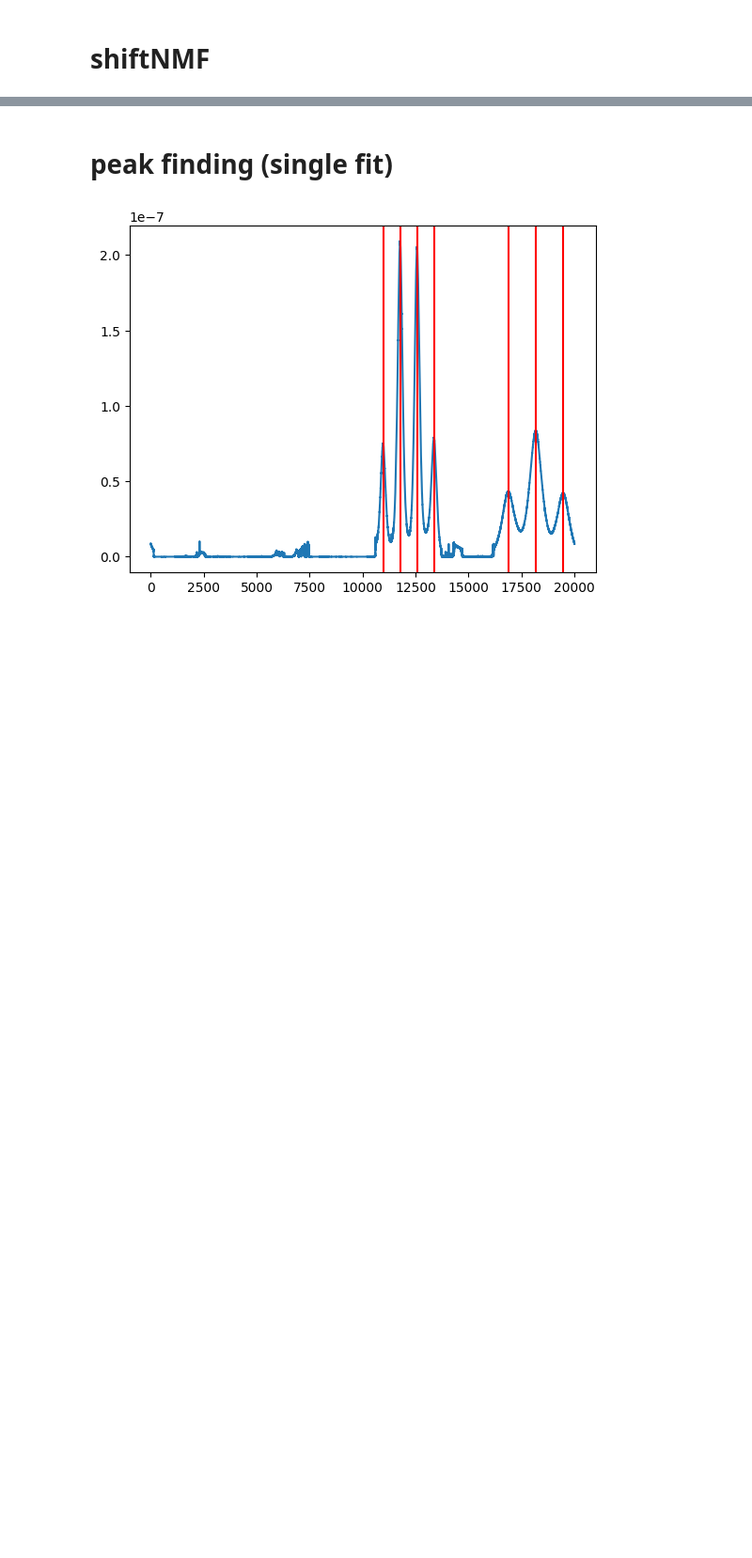
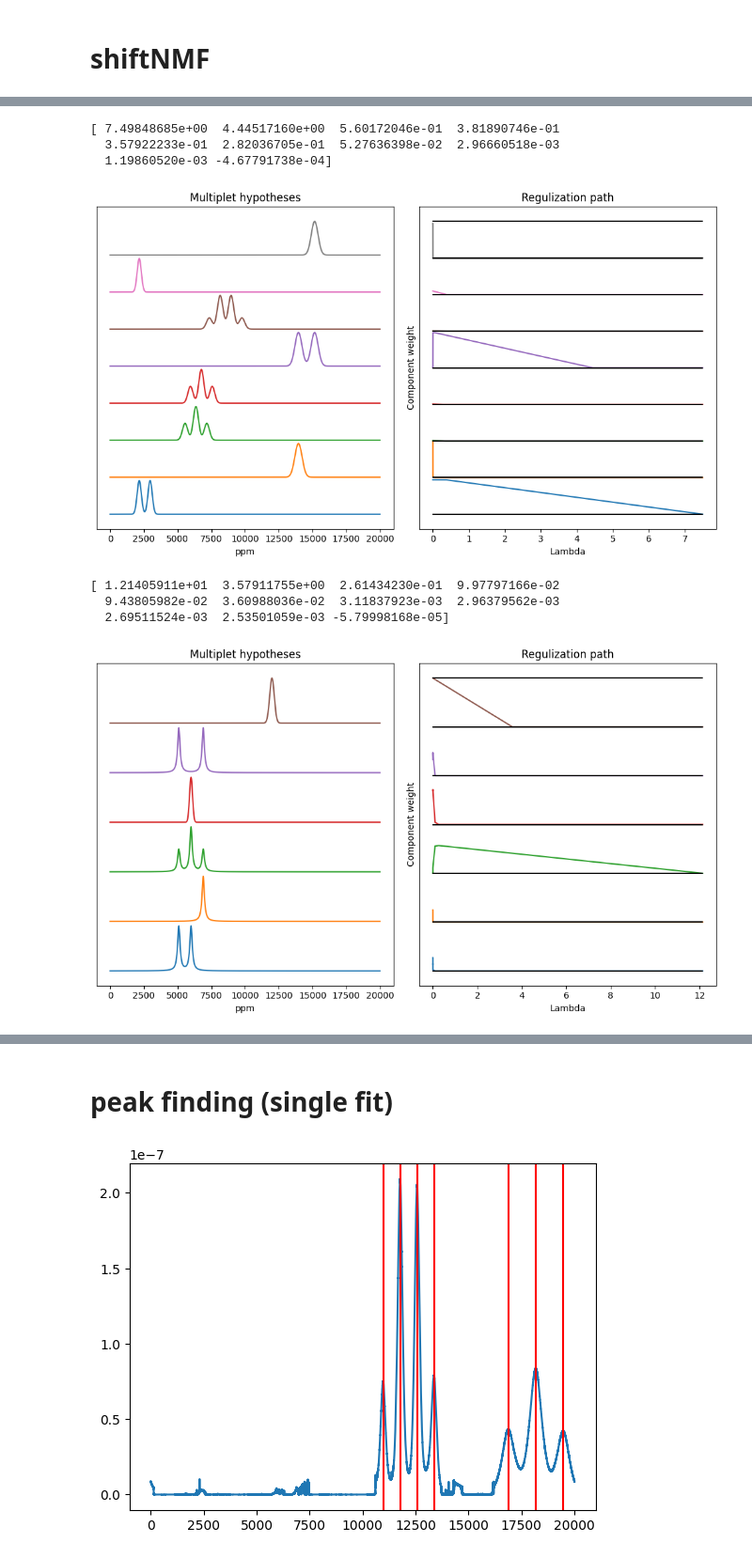
Before and after one commit to LucasEmcken/Bachelorprojekt, a Jupyter notebook: artificial_experiment.ipynb, the cells around one changed output, grey strips where cells are left out. Shown: that part at 94% size. Saved outputs shown, nothing was run; the diff lists cells and outputs as text; code cells hidden in the pictures; blank space fills up the shorter version.

```diff
--- a/artificial_experiment.ipynb
+++ b/artificial_experiment.ipynb
@@ -93,0 +164,69 @@ plt.show()
+# %%
+
+for i in range(len(reg_paths)):
+    path = reg_paths[i]
+    lambdas = lambda_axis[i]
+    print(lambdas[0])
+    C = C_path[i]
+
+    fig = plt.figure(figsize=(10, 6))
+    # Create a gridspec object with 2 rows and 3 columns
+    gs = gridspec.GridSpec(1, 2, width_ratios=[1, 1])
+
+    # Plot H and H_est
+    ax1 = plt.subplot(gs[0])
+    # plotSpaced(ax1, np.arange(H_est.shape[1]), H_est.T)
+    ax1.set_title('Multiplet hypotheses')
+
+    ax1.set_xlabel("ppm")
+
+    x = np.arange(H_est.shape[1])
+
+    ax2 = plt.subplot(gs[1])
+    ax2.set_title('Regulization path')
+    ax2.set_xlabel("Lambda")
+    ax2.set_ylabel("Component weight")
+
+    ax1.tick_params(left = False, labelleft = False)
+    ax2.tick_params(left = False, labelleft = False)
+
+    ymax = 1.1
+    # for j, vec in enumerate(C):
+    #     ymax = max(ymax,(C[j]/max(C[j])).max())
+
+    cutoff = [0, 300, 300]
+
+    yoffset = ymax
+    t = 0
+    for j, vec in enumerate(C):
+        if any(path[0][j] > cutoff[i]):
+            ax1.plot(x,vec/max(vec)+yoffset*t)
+            t += 1
+
+
+    ymax = path[0].max()
+    yoffset = ymax
+    t = 0
+    for j, vec in enumerate(C):
+        if any(path[0][j] > cutoff[i]):
+            ax2.plot(lambdas[0],path[0][j]+yoffset*t)
+            ax2.hlines(yoffset*t,lambdas[0][-1],lambdas[0][0], color="k")
+            t +=1
+    ax2.hlines(yoffset*t,lambdas[0][-1],lambdas[0][0], color="k")
+
+
+
+    #plt.title("Hardmodelled component regulization path")
+    #plt.plot(lambdas[0], reg_paths[i][0].T)
+    # plt.savefig("fig"+str(i)+"_path")
+    plt.tight_layout()
+    plt.show()
+# %% [output]
+[ 7.49848685e+00  4.44517160e+00  5.60172046e-01  3.81890746e-01
+  3.57922233e-01  2.82036705e-01  5.27636398e-02  2.96660518e-03
+  1.19860520e-03 -4.67791738e-04]
+[figure, added]
+[ 1.21405911e+01  3.57911755e+00  2.61434230e-01  9.97797166e-02
+  9.43805982e-02  3.60988036e-02  3.11837923e-03  2.96379562e-03
+  2.69511524e-03  2.53501059e-03 -5.79998168e-05]
+[figure, added]
```
Also changed, not shown: parts of 4 cells of this notebook.
